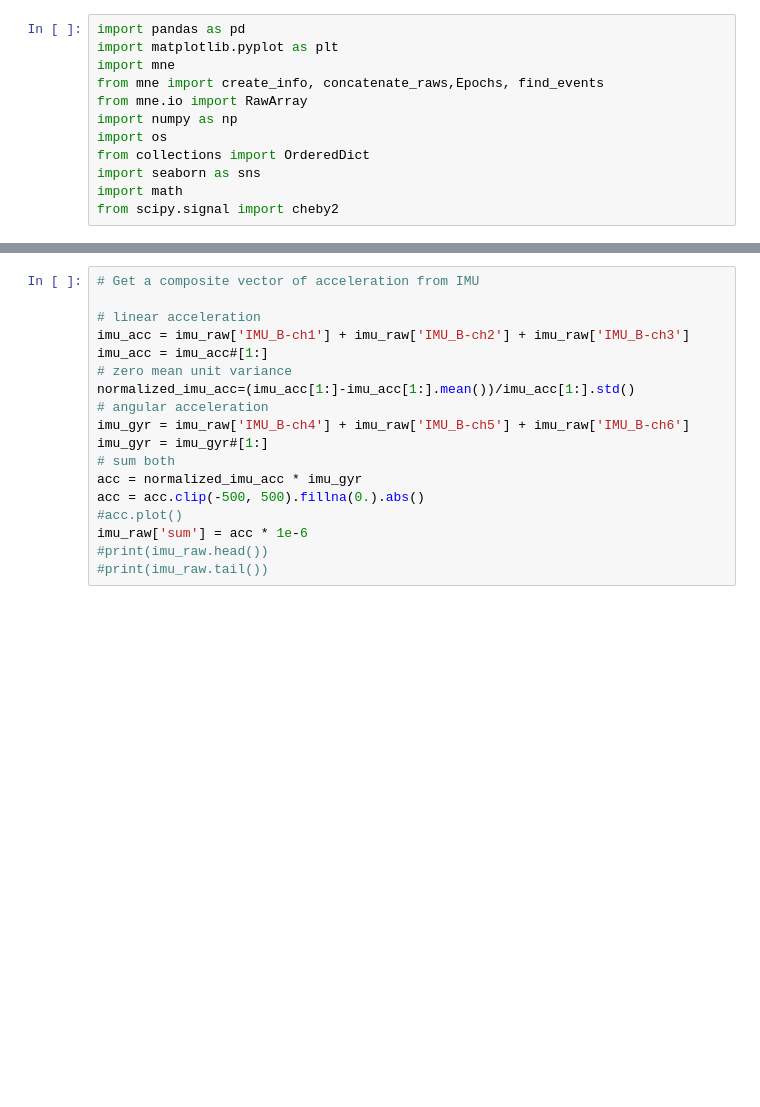
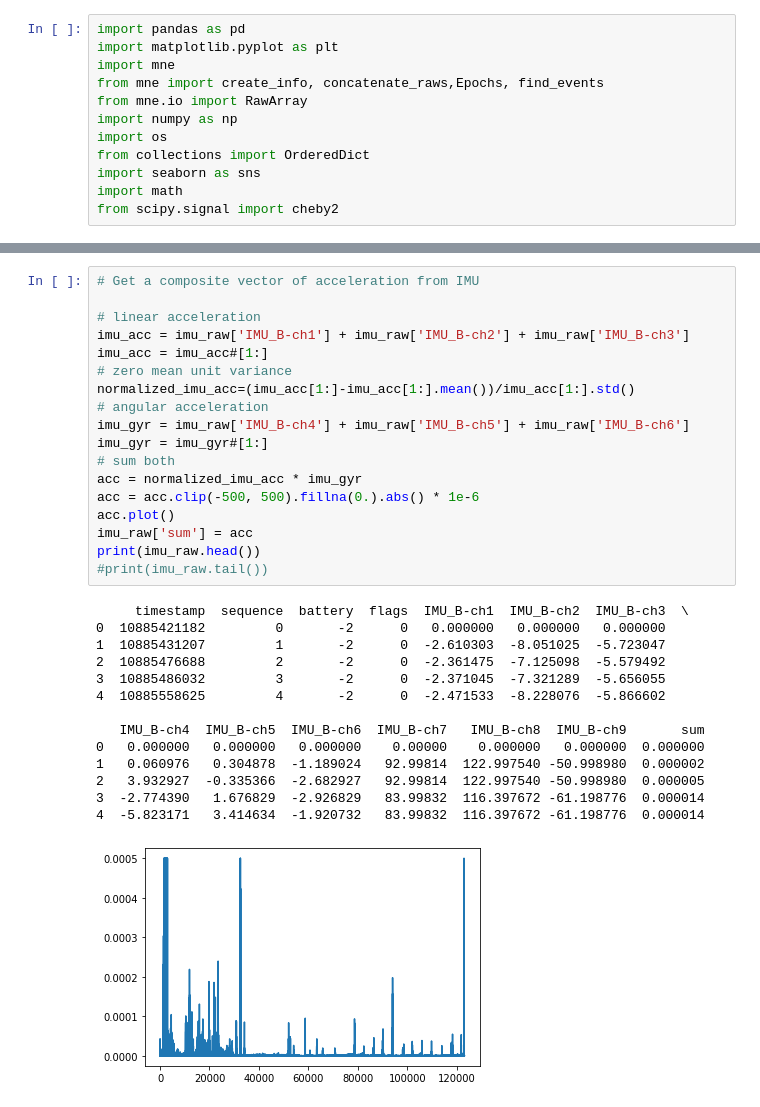
Before and after one commit to neuramod/neuramod_data, a Jupyter notebook: code/processing/preprocessing.ipynb, the cells around one changed output, grey strips where cells are left out. Saved outputs shown, nothing was run; the diff lists cells and outputs as text; blank space fills up the shorter version.

```diff
--- a/code/processing/preprocessing.ipynb
+++ b/code/processing/preprocessing.ipynb
@@ -116,21 +56,36 @@ def plot_conditions(epochs, chan_num=4,conditions=OrderedDict(), ci=97.5, n_boot
 # %%
 # Get a composite vector of acceleration from IMU
 
 # linear acceleration
 imu_acc = imu_raw['IMU_B-ch1'] + imu_raw['IMU_B-ch2'] + imu_raw['IMU_B-ch3']
 imu_acc = imu_acc#[1:]
 # zero mean unit variance
 normalized_imu_acc=(imu_acc[1:]-imu_acc[1:].mean())/imu_acc[1:].std()
 # angular acceleration
 imu_gyr = imu_raw['IMU_B-ch4'] + imu_raw['IMU_B-ch5'] + imu_raw['IMU_B-ch6']
 imu_gyr = imu_gyr#[1:]
 # sum both
 acc = normalized_imu_acc * imu_gyr
-acc = acc.clip(-500, 500).fillna(0.).abs()
-#acc.plot()
-imu_raw['sum'] = acc * 1e-6
-#print(imu_raw.head())
+acc = acc.clip(-500, 500).fillna(0.).abs() * 1e-6
+acc.plot()
+imu_raw['sum'] = acc
+print(imu_raw.head())
 #print(imu_raw.tail())
+# %% [output]
+     timestamp  sequence  battery  flags  IMU_B-ch1  IMU_B-ch2  IMU_B-ch3  \
+0  10885421182         0       -2      0   0.000000   0.000000   0.000000
+1  10885431207         1       -2      0  -2.610303  -8.051025  -5.723047
+2  10885476688         2       -2      0  -2.361475  -7.125098  -5.579492
+3  10885486032         3       -2      0  -2.371045  -7.321289  -5.656055
+4  10885558625         4       -2      0  -2.471533  -8.228076  -5.866602
+
+   IMU_B-ch4  IMU_B-ch5  IMU_B-ch6  IMU_B-ch7   IMU_B-ch8  IMU_B-ch9       sum
+0   0.000000   0.000000   0.000000    0.00000    0.000000   0.000000  0.000000
+1   0.060976   0.304878  -1.189024   92.99814  122.997540 -50.998980  0.000002
+2   3.932927  -0.335366  -2.682927   92.99814  122.997540 -50.998980  0.000005
+3  -2.774390   1.676829  -2.926829   83.99832  116.397672 -61.198776  0.000014
+4  -5.823171   3.414634  -1.920732   83.99832  116.397672 -61.198776  0.000014
+[figure, added]
 # %%
 # read imu
 # set index
```
Also changed, not shown: parts of 11 cells of this notebook.
